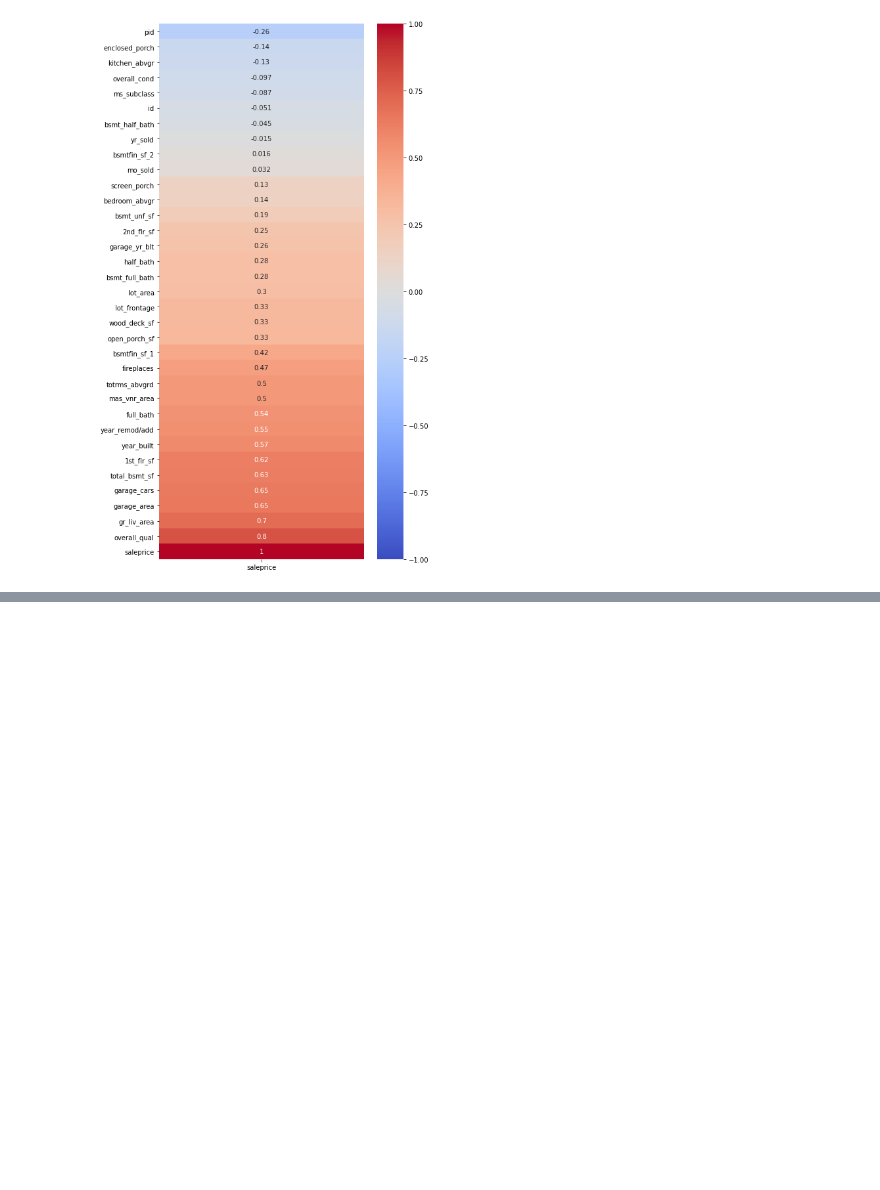
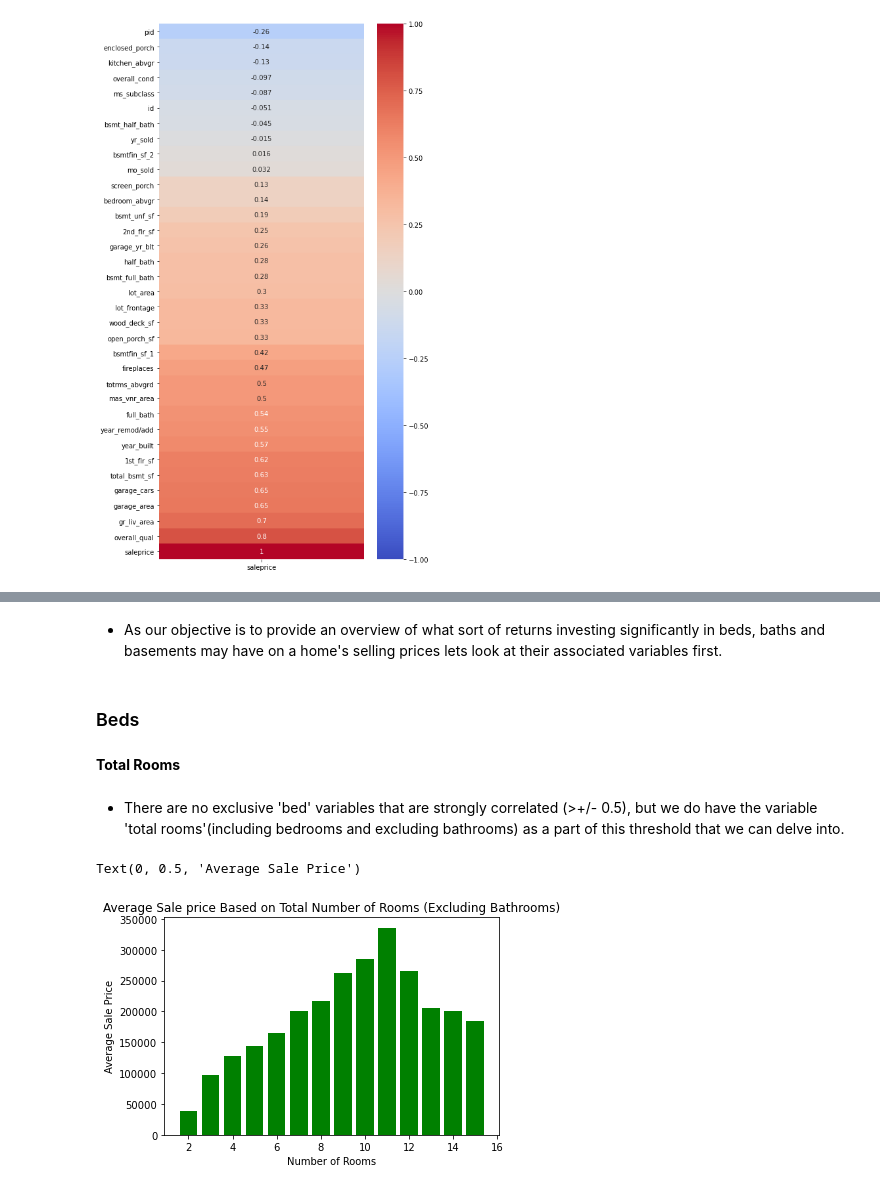
Before and after one commit to akamara05/Ames_housing_project, a Jupyter notebook: Part 2 EDA .ipynb, the cells around one changed output, grey strips where cells are left out. Cells and saved outputs as stored; diff of their text form; code cells hidden in the pictures; blank space fills up the shorter version.

```diff
--- a/Part 2 EDA .ipynb
+++ b/Part 2 EDA .ipynb
@@ -94,0 +89,18 @@ __Basement Attributes__
+# %% [markdown]
+* As our objective is to provide an overview of what sort of returns investing significantly in beds, baths and basements may have on a home's selling prices lets look at their associated variables first.
+# %% [markdown]
+### Beds
+# %% [markdown]
+__Total Rooms__
+# %% [markdown]
+* There are no exclusive 'bed' variables that are strongly correlated (>+/- 0.5), but we do have the variable 'total rooms'(including bedrooms and excluding bathrooms) as a part of this threshold that we can delve into.
+# %%
+x_room = sorted(set(train_clean['totrms_abvgrd']))
+y_room = train_clean.groupby(train_clean['totrms_abvgrd'])['saleprice'].mean()
+plt.bar(x_room, y_room, color ='green')
+plt.title('Average Sale price Based on Total Number of Rooms (Excluding Bathrooms)')
+plt.xlabel('Number of Rooms')
+plt.ylabel('Average Sale Price')
+# %% [output]
+Text(0, 0.5, 'Average Sale Price')
+[figure, added]
```
Also changed, not shown: parts of 61 cells of this notebook, 9 other files.
